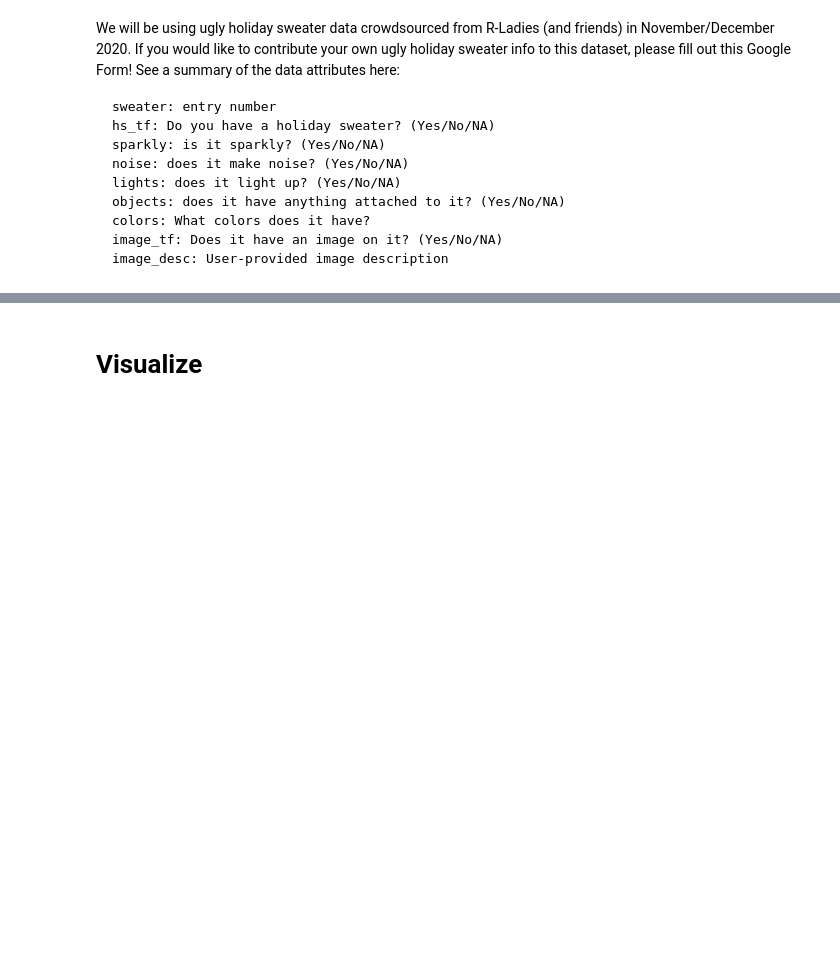
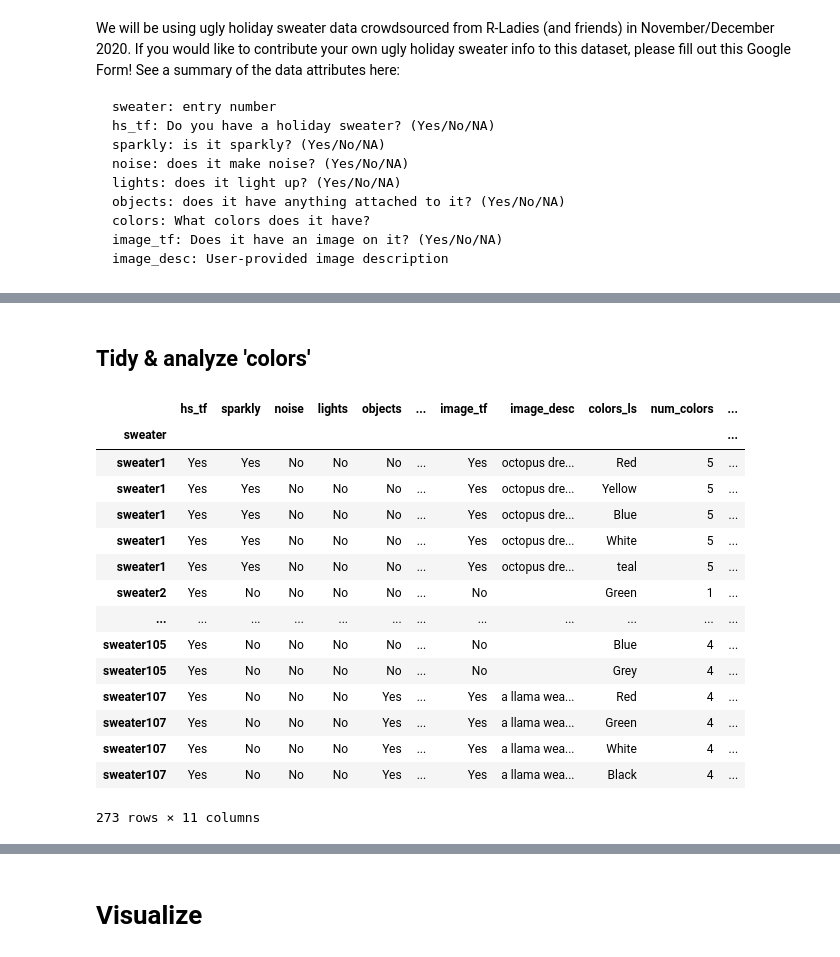
Before and after one commit to seanhelvey/IntroToPythonForRUsers, a Jupyter notebook: key.ipynb, the cells around one changed output, grey strips where cells are left out. Cells and saved outputs as stored; diff of their text form; code cells hidden in the pictures; blank space fills up the shorter version.

```diff
--- a/key.ipynb
+++ b/key.ipynb
@@ -66,9 +64,9 @@ sweater107   Yes      No    No     No     Yes  Red, Green,...      Yes  a llama
 # %%
 # Filter to only include Holiday Sweaters
-data = df.loc[df.hs_tf == 'Yes']
-# Make a copy (instead of a view) since we'll be changing
+data_orig = df.loc[df.hs_tf == 'Yes']
+# Make a copy (instead of working on the view) since we'll be changing
 # col dtypes later and don't want to get SettingWithCopyWarning
-data = data.copy()
+data = data_orig.copy()
 print(data)
 # %% [output]
            hs_tf sparkly noise lights objects          colors image_tf      image_desc
@@ -179,0 +298,7 @@ sweater107   Yes      No    No     No     Yes  ...  a llama wea...  [Red,  Gree.
+# %%
+# Refresh dataframe from original data
+data = data_orig.copy()
+
+# Replace NaN with empty str
+data.image_desc.fillna('', inplace=True)
+data
@@ -179,0 +324,5 @@ sweater107   Yes      No    No     No     Yes  ...  a llama wea...  [Red,  Gree.
+# %%
+# Convert 'colors' column from single comma-delim str to list
+# of string
+data['colors_ls'] = data.colors.str.split(',')
+data.colors_ls
@@ -179,0 +345,4 @@ sweater107   Yes      No    No     No     Yes  ...  a llama wea...  [Red,  Gree.
+# %%
+# Convert 'image_desc' column from single space-delim str to list
+data['image_desc_ls'] = data.image_desc.str.split()
+data.image_desc_ls
@@ -179,0 +365,23 @@ sweater107   Yes      No    No     No     Yes  ...  a llama wea...  [Red,  Gree.
+# %% [markdown]
+## Tidy & analyze 'colors'
+# %%
+# Tidy colors data (1 color per row)
+df_colors = data.explode('colors_ls')
+df_colors
+# %% [output]
+|  | hs_tf | sparkly | noise | lights | objects | ... | image_tf | image_desc | colors_ls | num_colors | ... |
+| sweater |  |  |  |  |  |  |  |  |  |  | ... |
+| sweater1 | Yes | Yes | No | No | No | ... | Yes | octopus dre... | Red | 5 | ... |
+| sweater1 | Yes | Yes | No | No | No | ... | Yes | octopus dre... | Yellow | 5 | ... |
+| sweater1 | Yes | Yes | No | No | No | ... | Yes | octopus dre... | Blue | 5 | ... |
+| sweater1 | Yes | Yes | No | No | No | ... | Yes | octopus dre... | White | 5 | ... |
+| sweater1 | Yes | Yes | No | No | No | ... | Yes | octopus dre... | teal | 5 | ... |
+| sweater2 | Yes | No | No | No | No | ... | No |  | Green | 1 | ... |
+| ... | ... | ... | ... | ... | ... | ... | ... | ... | ... | ... | ... |
+| sweater105 | Yes | No | No | No | No | ... | No |  | Blue | 4 | ... |
+| sweater105 | Yes | No | No | No | No | ... | No |  | Grey | 4 | ... |
+| sweater107 | Yes | No | No | No | Yes | ... | Yes | a llama wea... | Red | 4 | ... |
+| sweater107 | Yes | No | No | No | Yes | ... | Yes | a llama wea... | Green | 4 | ... |
+| sweater107 | Yes | No | No | No | Yes | ... | Yes | a llama wea... | White | 4 | ... |
+| sweater107 | Yes | No | No | No | Yes | ... | Yes | a llama wea... | Black | 4 | ... |
+273 rows × 11 columns
```
Also changed, not shown: parts of 44 cells of this notebook.
